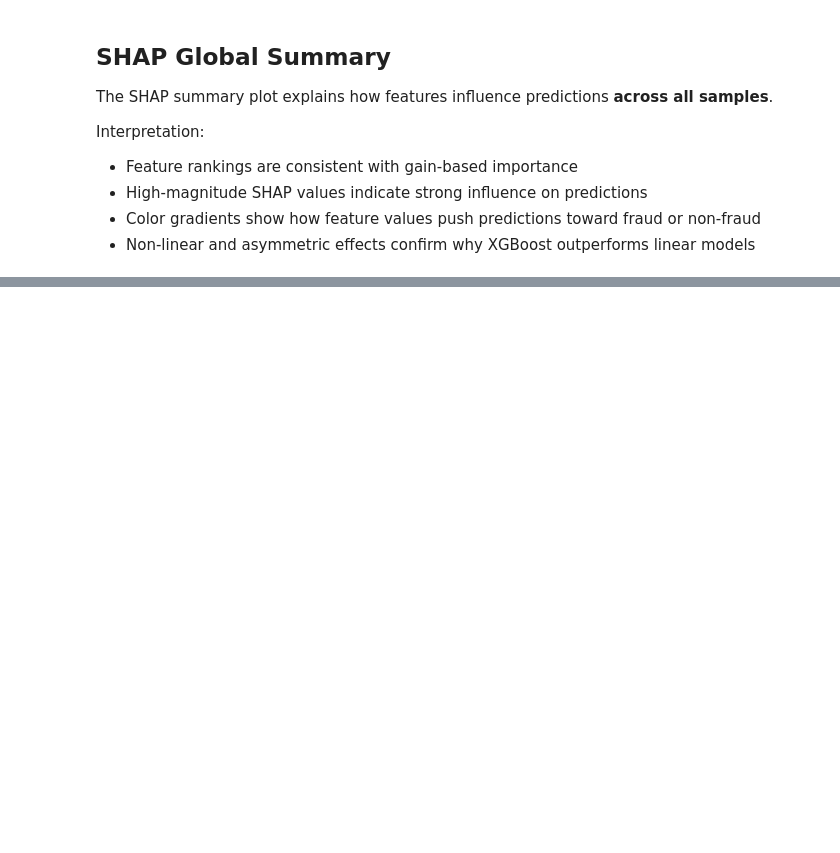
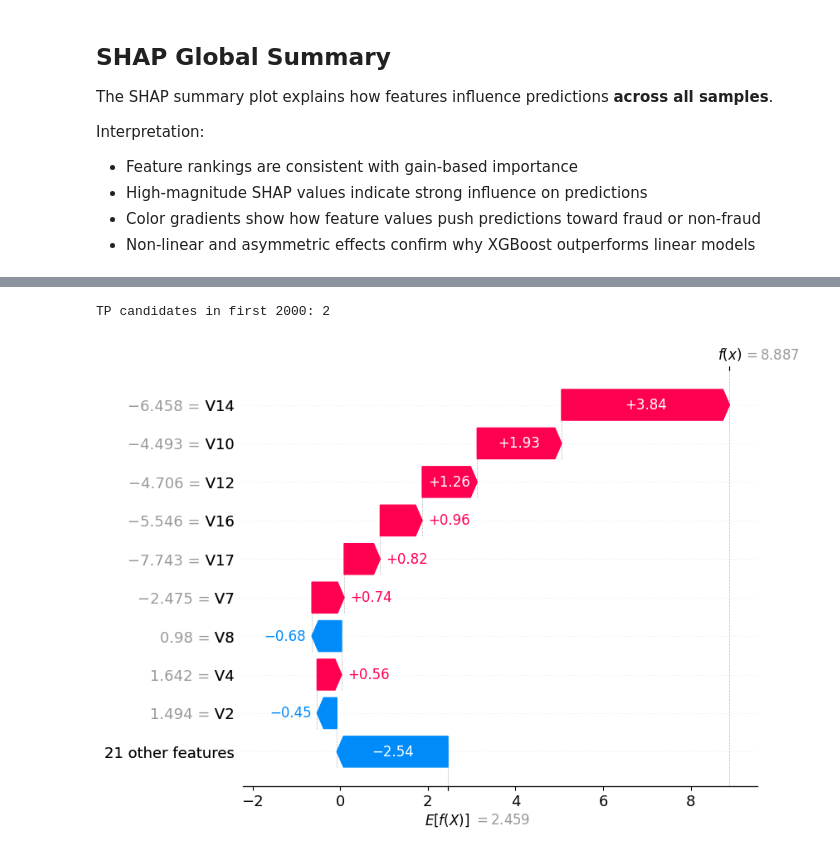
Before and after one commit to YasinduKaveesha/credit-card-fraud-classification-ml, a Jupyter notebook: notebooks/06_explainability_xgb.ipynb, the cells around one changed output, grey strips where cells are left out. Saved outputs shown, nothing was run; the diff lists cells and outputs as text; code cells hidden in the pictures; blank space fills up the shorter version.

```diff
--- a/notebooks/06_explainability_xgb.ipynb
+++ b/notebooks/06_explainability_xgb.ipynb
@@ -87,0 +100,27 @@ shap.summary_plot(shap_values, X_shap, feature_names=feature_names)
+# %%
+# Select a true positive within SHAP slice
+xgb_pred = (xgb_proba >= 0.5).astype(int)
+tp_idx_all = np.where((y_test == 1) & (xgb_pred == 1))[0]
+
+tp_idx = tp_idx_all[tp_idx_all < len(X_shap)]
+print("TP candidates in first 2000:", len(tp_idx))
+
+if len(tp_idx) == 0:
+    raise ValueError("No True Positive found within the first 2000 samples.")
+
+idx0 = tp_idx[0]
+
+x_instance = X_shap.iloc[idx0]
+shap_instance = shap_values[idx0]
+
+shap.plots.waterfall(
+    shap.Explanation(
+        values=shap_instance,
+        base_values=base_values[idx0],
+        data=x_instance,
+        feature_names=feature_names
+    )
+)
+# %% [output]
+TP candidates in first 2000: 2
+[figure, added]
```
Also changed, not shown: parts of 3 cells of this notebook, 4 other files.
